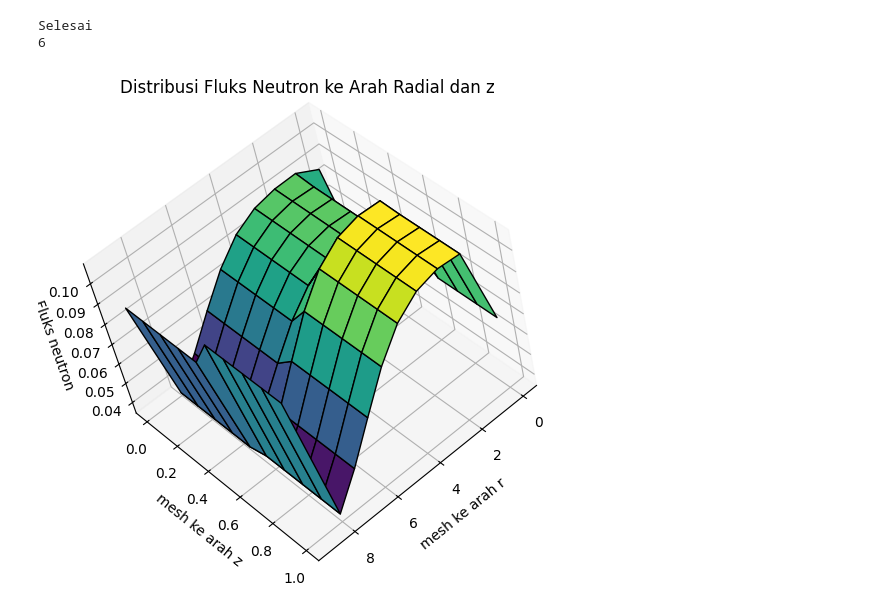
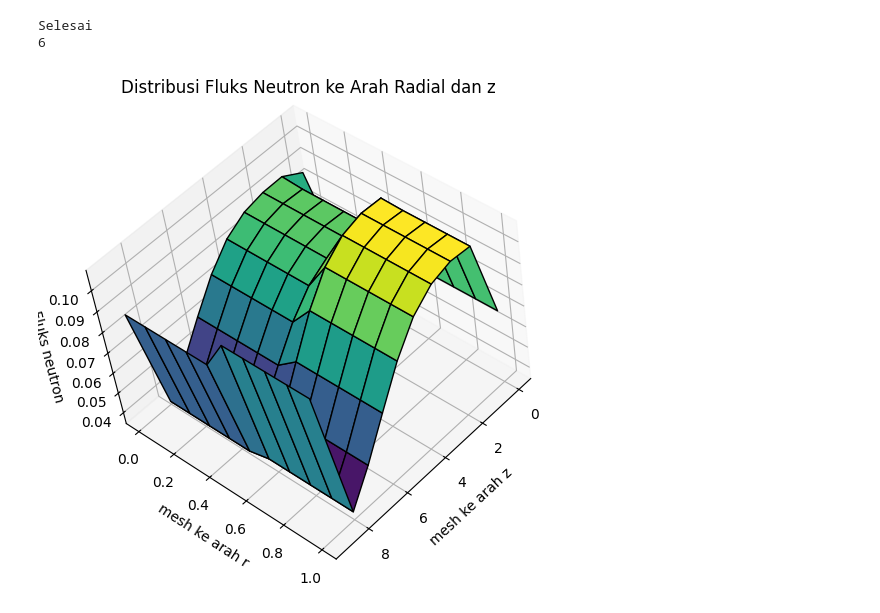
Before and after one commit to dhiyasalmas/Nuclear-Energy-Systems, a Jupyter notebook: 2D1G.ipynb, the cells around one changed output. Saved outputs shown, nothing was run; the diff lists cells and outputs as text; code cells hidden in the pictures.

```diff
--- a/2D1G.ipynb
+++ b/2D1G.ipynb
@@ -201,29 +201,32 @@ Selesai
 # %%
 import numpy as np
 import matplotlib.pyplot as plt
 from mpl_toolkits.mplot3d import Axes3D
 
 
 fluks = all_fluks[0]
 # Reshape flux data into a 2D array to fit r and z
 fluks = fluks.reshape(len(r), len(z))
 
 # Create a meshgrid for r and z
 R, Z = np.meshgrid(r, z, indexing='ij')
 
+# Reversing the Z direction to place the parabola in front
+#Z = Z[::-1]
+
 # Plotting
 fig = plt.figure(figsize=(10, 6))
 ax = fig.add_subplot(111, projection='3d')
 
 # Plot the surface
 ax.plot_surface(Z, R, fluks, cmap='viridis', edgecolor='k')
 
 # Adding labels
 ax.set_title("Distribusi Fluks Neutron ke Arah Radial dan z")
-ax.set_xlabel("mesh ke arah r")
-ax.set_ylabel("mesh ke arah z")
+ax.set_xlabel("mesh ke arah z")
+ax.set_ylabel("mesh ke arah r")
 ax.set_zlabel("Fluks neutron")
-ax.view_init(elev=45, azim=60, roll=15)
+ax.view_init(elev=45, azim=50, roll=10)
 plt.show()
 # %% [output]
-[figure, old version]
+[figure, new version]
```
